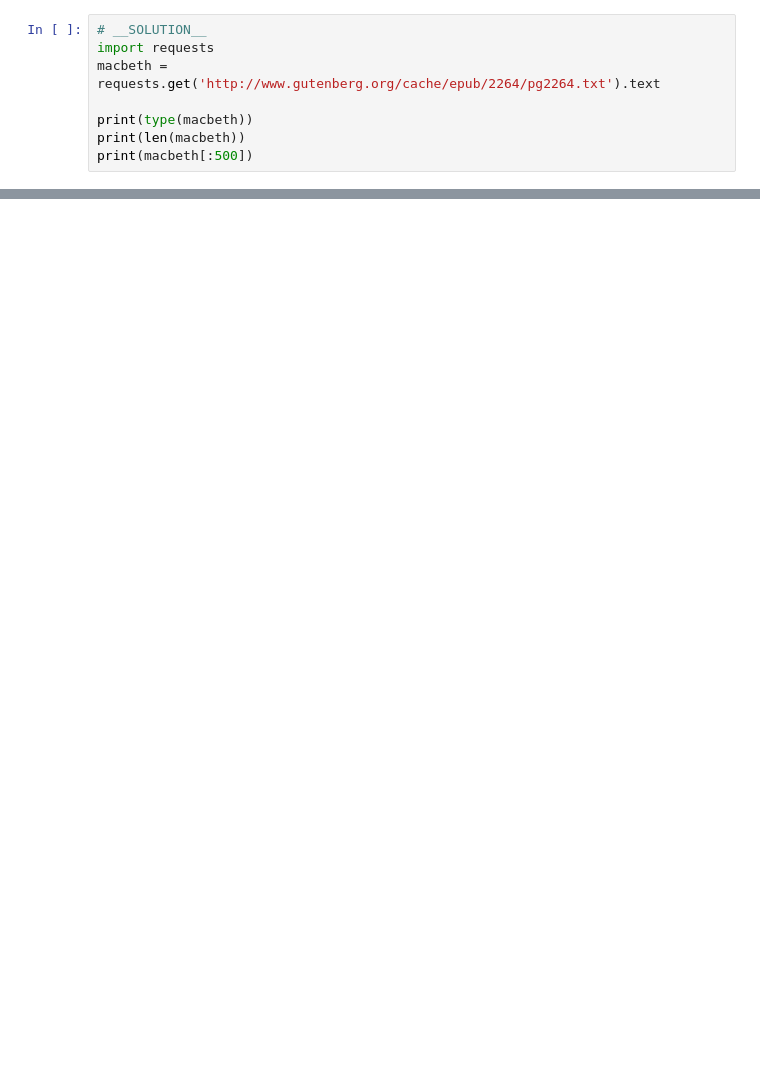
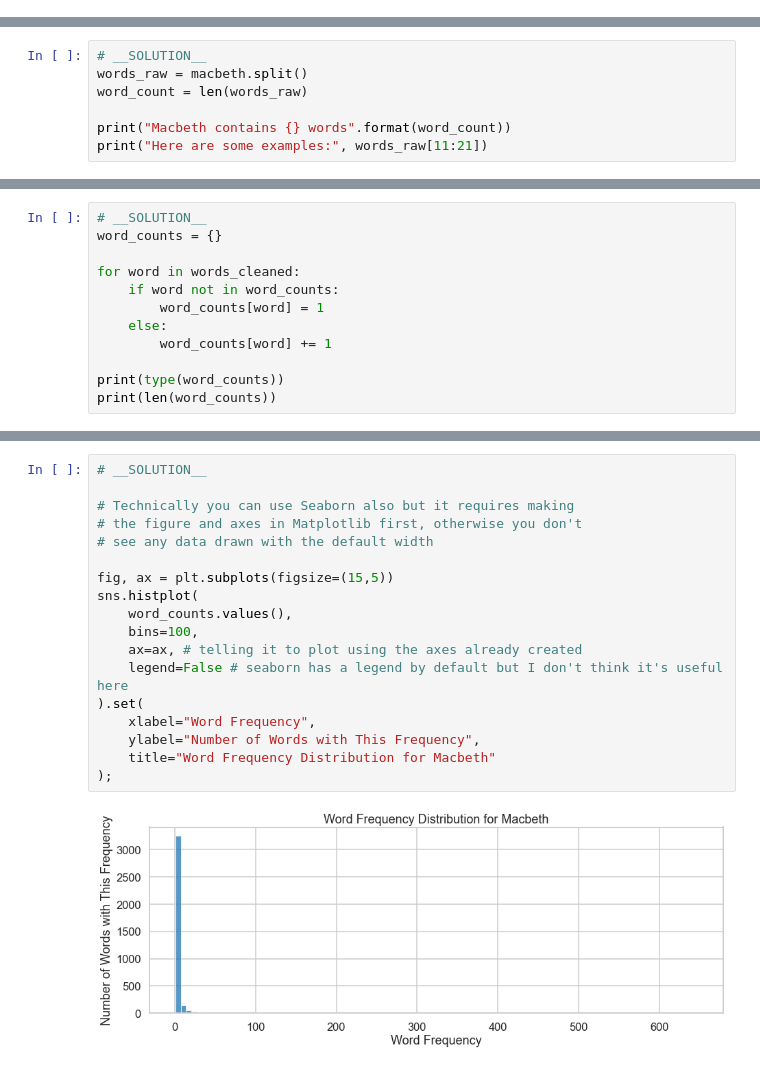
Before and after one commit to learn-co-curriculum/dsc-data-viz-cumulative-lab, a Jupyter notebook: index.ipynb, the cells around one changed output, grey strips where cells are left out. Cells and saved outputs as stored; diff of their text form; blank space fills up the shorter version.

```diff
--- a/index.ipynb
+++ b/index.ipynb
@@ -38,8 +138,0 @@ IS AN IMPROVED EDITION OF THIS TITLE WHICH MAY BE VIEWED AS EBOOK
-# %%
-# __SOLUTION__
-import requests
-macbeth = requests.get('http://www.gutenberg.org/cache/epub/2264/pg2264.txt').text
-
-print(type(macbeth))
-print(len(macbeth))
-print(macbeth[:500])
@@ -139,0 +152,7 @@ Congratulations! You've got some extra practice combining various data types int
+# %%
+# __SOLUTION__
+words_raw = macbeth.split()
+word_count = len(words_raw)
+
+print("Macbeth contains {} words".format(word_count))
+print("Here are some examples:", words_raw[11:21])
@@ -139,0 +242,12 @@ Congratulations! You've got some extra practice combining various data types int
+# %%
+# __SOLUTION__
+word_counts = {}
+
+for word in words_cleaned:
+    if word not in word_counts:
+        word_counts[word] = 1
+    else:
+        word_counts[word] += 1
+
+print(type(word_counts))
+print(len(word_counts))
@@ -139,0 +328,20 @@ Congratulations! You've got some extra practice combining various data types int
+# %%
+# __SOLUTION__
+
+# Technically you can use Seaborn also but it requires making
+# the figure and axes in Matplotlib first, otherwise you don't
+# see any data drawn with the default width
+
+fig, ax = plt.subplots(figsize=(15,5))
+sns.histplot(
+    word_counts.values(),
+    bins=100,
+    ax=ax, # telling it to plot using the axes already created
+    legend=False # seaborn has a legend by default but I don't think it's useful here
+).set(
+    xlabel="Word Frequency",
+    ylabel="Number of Words with This Frequency",
+    title="Word Frequency Distribution for Macbeth"
+);
+# %% [output]
+[figure, added]
```
Also changed, not shown: parts of 40 cells of this notebook, 6 other files.
